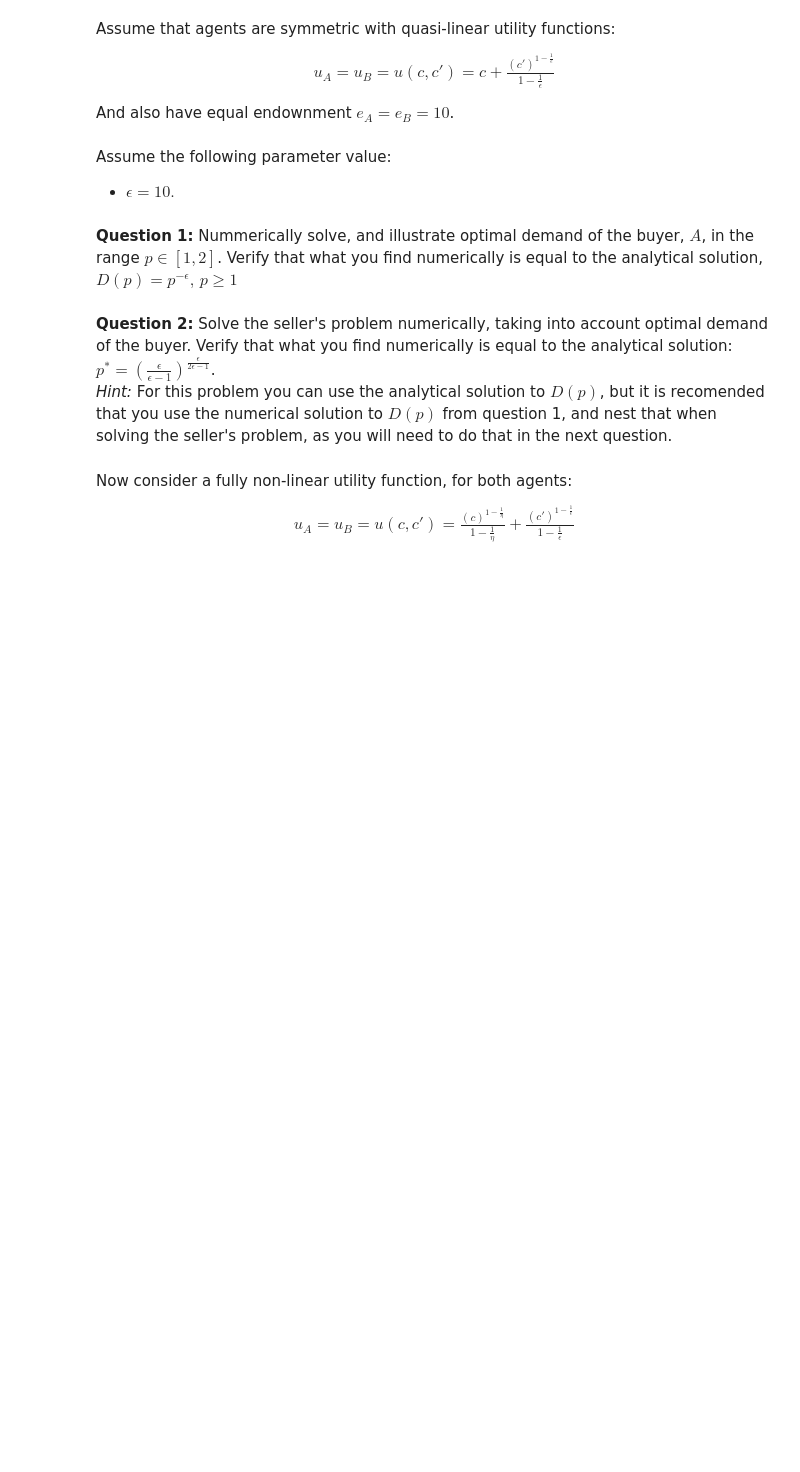
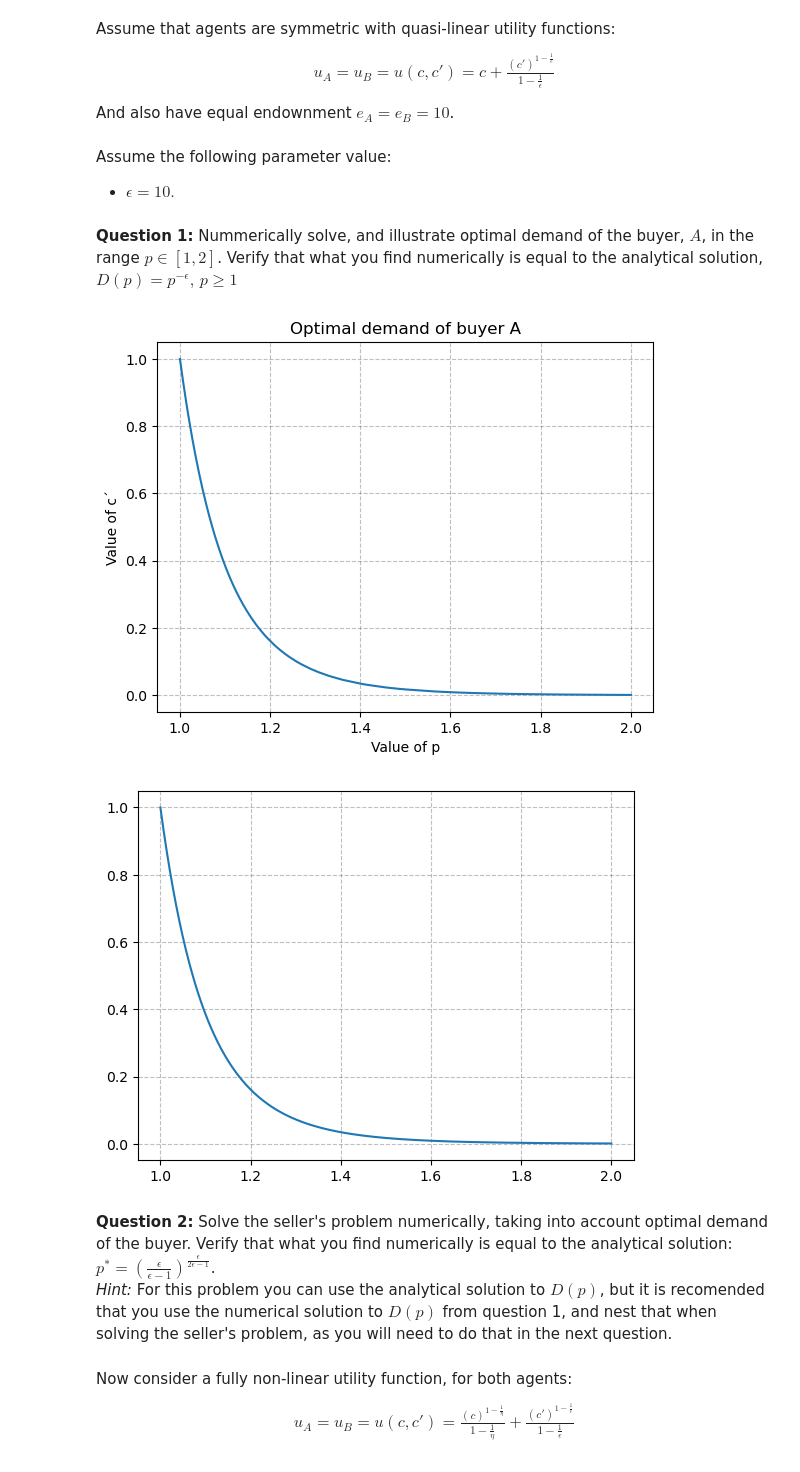
Before and after one commit to NumEconCopenhagen/projects-2023-joost-adam-og-frederik, a Jupyter notebook: examproject/re_exam_2023.ipynb, the cells around one changed output. Drawn from its saved outputs; the diff is of its cells as text; code cells hidden in the pictures; blank space fills up the shorter version.

```diff
--- a/examproject/re_exam_2023.ipynb
+++ b/examproject/re_exam_2023.ipynb
@@ -148,3 +143,20 @@ x_ax = model.par.p_vec
+# %%
+model.solve_p_vec()
+
+plt.plot(model.par.p_vec, model.sol.c_mark_vec)
+plt.title('Optimal demand of buyer A')
+plt.xlabel('Value of p')
+plt.ylabel('Value of c´')
+plt.show()
+
+analytical_list = []
+for p in model.par.p_vec:
+    analytical_list.append(p**(-model.par.epsilon))
+plt.plot(model.par.p_vec, list)
+plt.show()
+# %% [output]
+[figure, added]
+[figure, added]
 # %% [markdown]
 **Question 2:** Solve the seller's problem numerically, taking into account optimal demand of the buyer. Verify that what you find numerically is equal to the analytical solution: $p^* = \left(\frac{\epsilon}{\epsilon-1} \right)^\frac{\epsilon}{2\epsilon-1}$. <br>
 *Hint:* For this problem you can use the analytical solution to $D(p)$, but it is recomended that you use the numerical solution to $D(p)$ from question 1, and nest that when solving the seller's problem, as you will need to do that in the next question.
```
Also changed, not shown: parts of 1 cell of this notebook.
